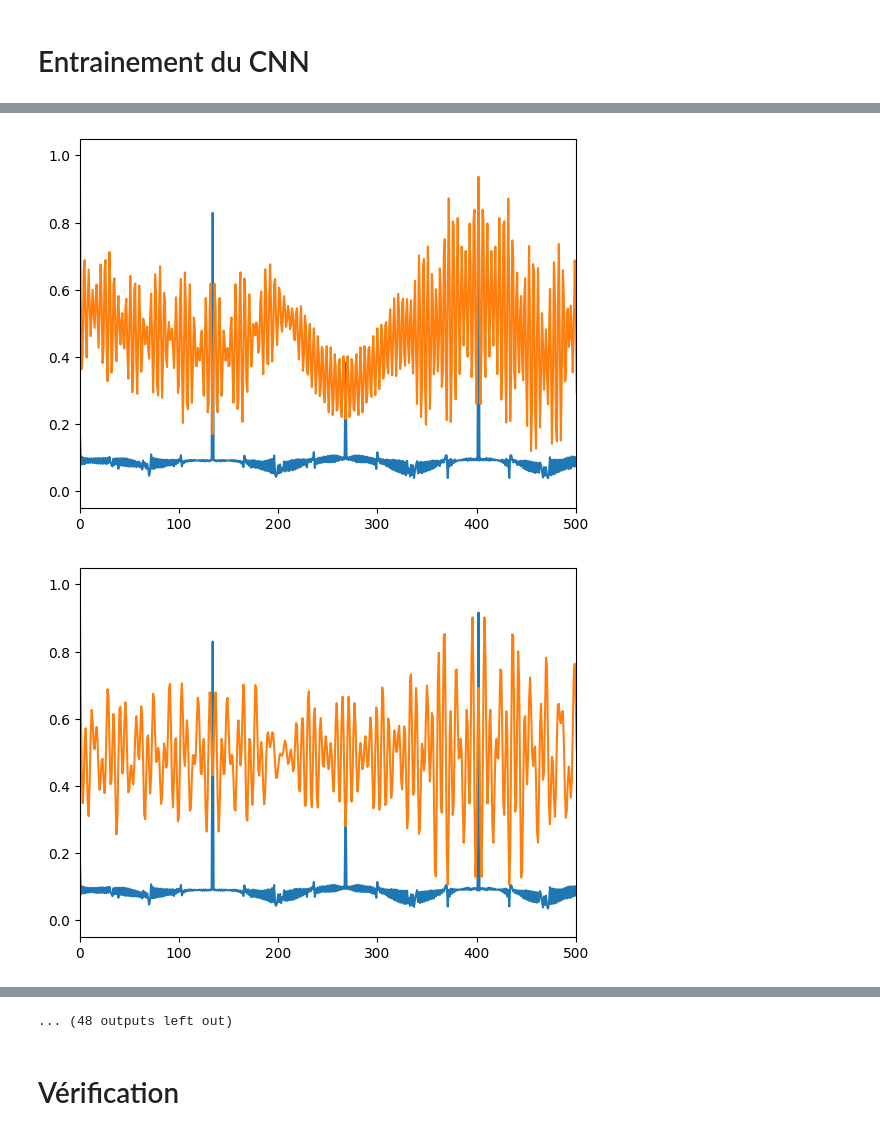
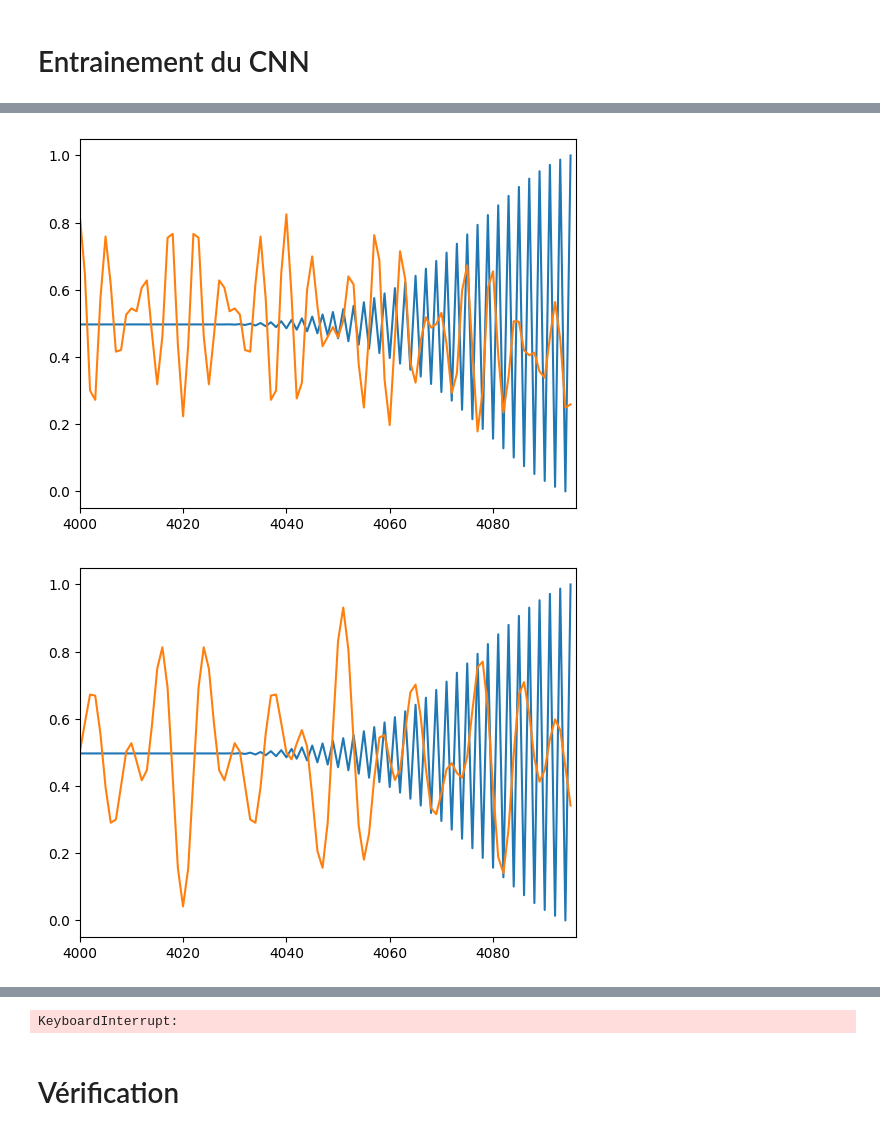
Before and after one commit to GabrielCMG/ProjetDeepLearning, a Jupyter notebook: AE_Spectrogramme.ipynb, the cells around one changed output, grey strips where cells are left out. Cells and saved outputs as stored; diff of their text form; code cells hidden in the pictures.

```diff
--- a/AE_Spectrogramme.ipynb
+++ b/AE_Spectrogramme.ipynb
@@ -31,8 +31,8 @@ class CustomDataset(Dataset):
         clean_spec = signal.stft(self.clean[index, :], nperseg=254, noverlap=120)[2].reshape((1, 128, 32))
         noisy_spec = signal.stft(self.noisy[index, :], nperseg=254, noverlap=120)[2].reshape((1, 128, 32))
 
-        clean_tensor = torch.from_numpy(normalisation(clean_spec)).to(torch.float32)
-        noisy_tensor = torch.from_numpy(normalisation(noisy_spec)).to(torch.float32)
+        clean_tensor = torch.from_numpy(clean_spec).to(torch.float32)
+        noisy_tensor = torch.from_numpy(noisy_spec).to(torch.float32)
         return clean_tensor, noisy_tensor
 # %% [markdown]
 # Configuration des paramètres du CNN
@@ -155,7 +158,6 @@ def trainA(dataloader, model, epoch, loss_fn, optimizer, device):
     model.train()
     total_loss = 0.0
     for i, (clean, noisy) in enumerate(tqdm(dataloader)):
-        total_loss = 0.0
 
         clean = clean.to(device)
         noisy = noisy.to(device)
@@ -168,19 +170,19 @@ def trainA(dataloader, model, epoch, loss_fn, optimizer, device):
 
         t1, t2, pred1D, clean1D = t1[:4096], t2[:4096], normalisation(pred1D[:4096]), normalisation(clean1D[:4096])
 
-        if i%500 == 0:
+        if i%100 == 0:
             plt.figure()
             plt.plot(np.arange(0, 4096, 1), pred1D)
             plt.plot(np.arange(0, 4096, 1), clean1D)
-            plt.xlim([0, 500])
+            plt.xlim([4000, 4096])
             plt.show()
 
-        pred1D = torch.from_numpy(pred1D.reshape(1, 4096)).to(torch.float32).to(device)
-        clean1D = torch.from_numpy(clean1D.reshape(1, 4096)).to(torch.float32).to(device)
+        # pred1D = torch.from_numpy(pred1D.reshape(1, 4096)).to(torch.float32).to(device)
+        # clean1D = torch.from_numpy(clean1D.reshape(1, 4096)).to(torch.float32).to(device)
 
-        curr_loss = loss_fn(pred1D, clean1D)
+        curr_loss = loss_fn(pred, clean)
 
-        curr_loss.requires_grad = True
+        # curr_loss.requires_grad = True
 
         curr_loss.backward()
         optimizer.step()
@@ -212,7 +214,7 @@ def valA(dataloader, model, epoch, loss_fn, device):
 model = autoencoders().to(device)
 
 optimizer = optim.Adam(model.parameters(), lr=config.learning_rate)
-loss_fn = torch.nn.functional.mse_loss
+loss_fn = torch.nn.L1Loss()
 
 for epoch in range(config.epochs):
     trainA(trainloader, model, epoch, loss_fn, optimizer, device)
@@ -224,2 +225,2 @@ for epoch in range(config.epochs):
-[figure, old version]
+[figure, new version]
-[figure, old version]
+[figure, new version]
@@ -233,4 +228,4 @@ for epoch in range(config.epochs):
-... (48 outputs left out)
+KeyboardInterrupt:
 # %% [markdown]
 # Vérification
 # %%
```
Also changed, not shown: parts of 3 cells of this notebook, 5 other files.
